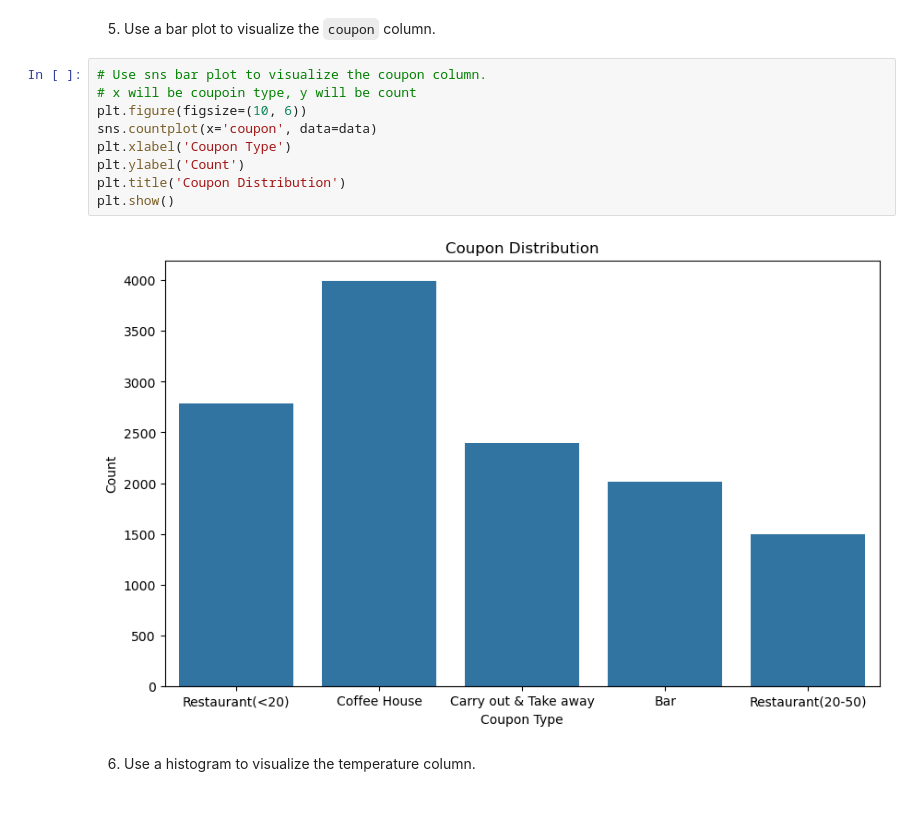
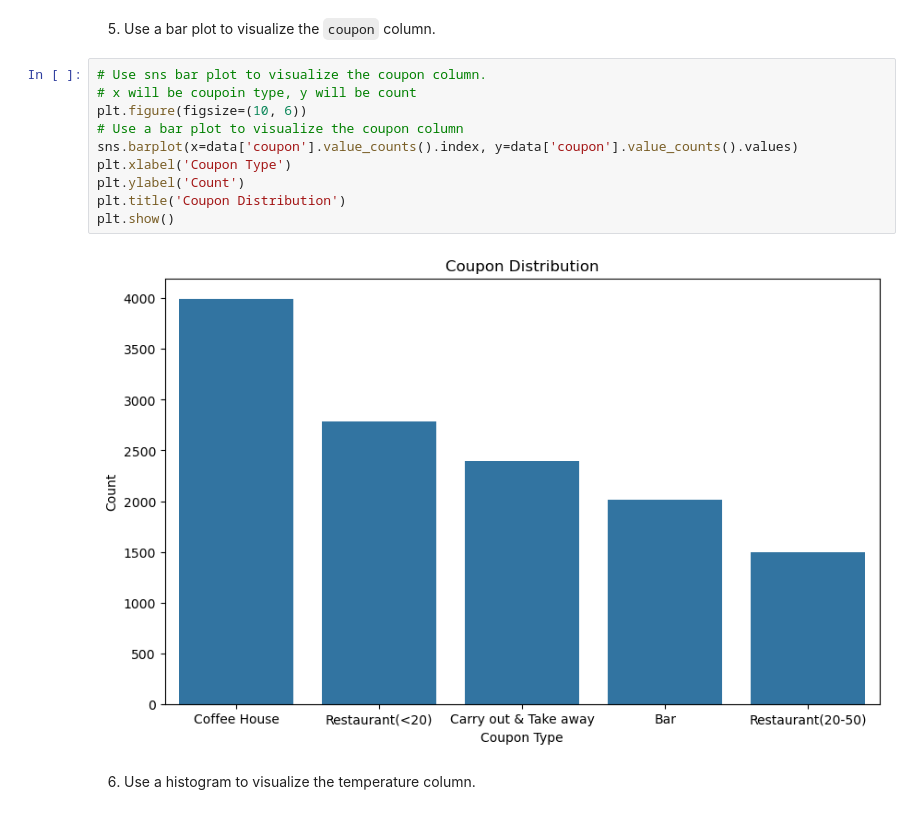
Before and after one commit to orczhu/zhu-ai-learning, a Jupyter notebook: module_1/prompt.ipynb, the cells around one changed output. Saved outputs shown, nothing was run; the diff lists cells and outputs as text.

Commit message:
update bar plot

```diff
--- a/module_1/prompt.ipynb
+++ b/module_1/prompt.ipynb
@@ -177,14 +177,15 @@ Coupon acceptance rate: 56.8%
 # %%
 # Use sns bar plot to visualize the coupon column.
 # x will be coupoin type, y will be count
 plt.figure(figsize=(10, 6))
-sns.countplot(x='coupon', data=data)
+# Use a bar plot to visualize the coupon column
+sns.barplot(x=data['coupon'].value_counts().index, y=data['coupon'].value_counts().values)
 plt.xlabel('Coupon Type')
 plt.ylabel('Count')
 plt.title('Coupon Distribution')
 plt.show()
 # %% [output]
-[figure, old version]
+[figure, new version]
 # %% [markdown]
 6. Use a histogram to visualize the temperature column.
 # %%
```
